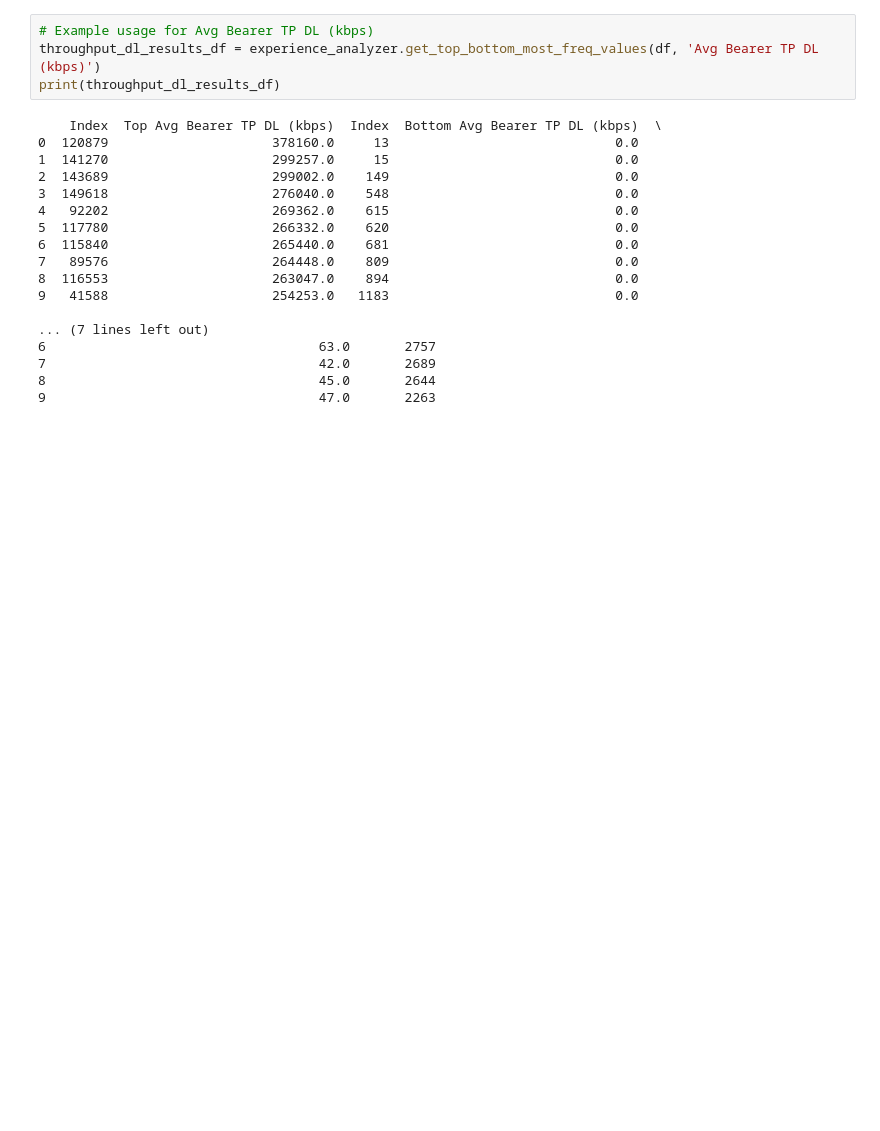
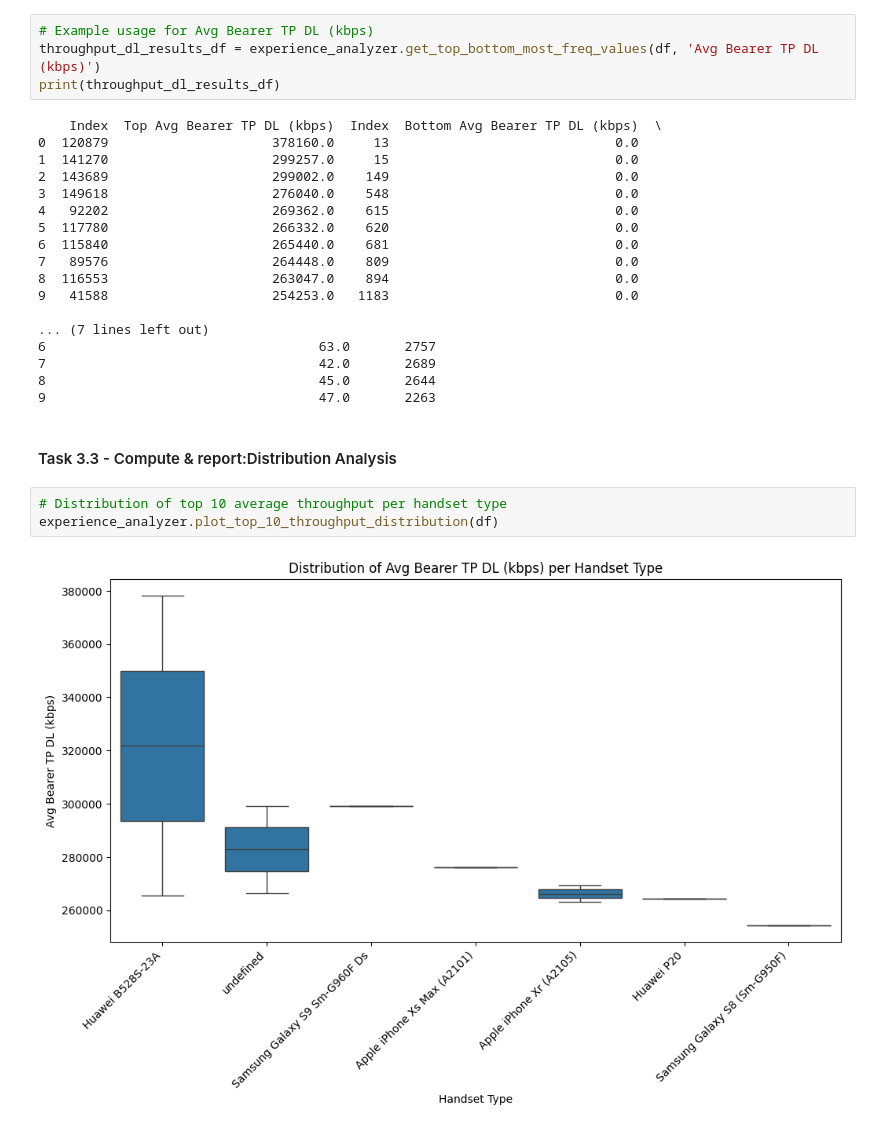
Before and after one commit to GetieBalew24/TellCo_Telecom_Analysis, a Jupyter notebook: notebooks/user_experience_analysis.ipynb, the cells around one changed output. Saved outputs shown, nothing was run; the diff lists cells and outputs as text; blank space fills up the shorter version.

Commit message:
plot the top 10 average throughput and TCP retransmission by handset type

```diff
--- a/notebooks/user_experience_analysis.ipynb
+++ b/notebooks/user_experience_analysis.ipynb
@@ -145,3 +147,10 @@ print(throughput_dl_results_df)
 7                                   42.0       2689
 8                                   45.0       2644
 9                                   47.0       2263
+# %% [markdown]
+#### Task 3.3 - Compute & report:Distribution Analysis
+# %%
+# Distribution of top 10 average throughput per handset type
+experience_analyzer.plot_top_10_throughput_distribution(df)
+# %% [output]
+[figure, added]
```
Also changed, not shown: parts of 3 cells of this notebook, 1 other file.
